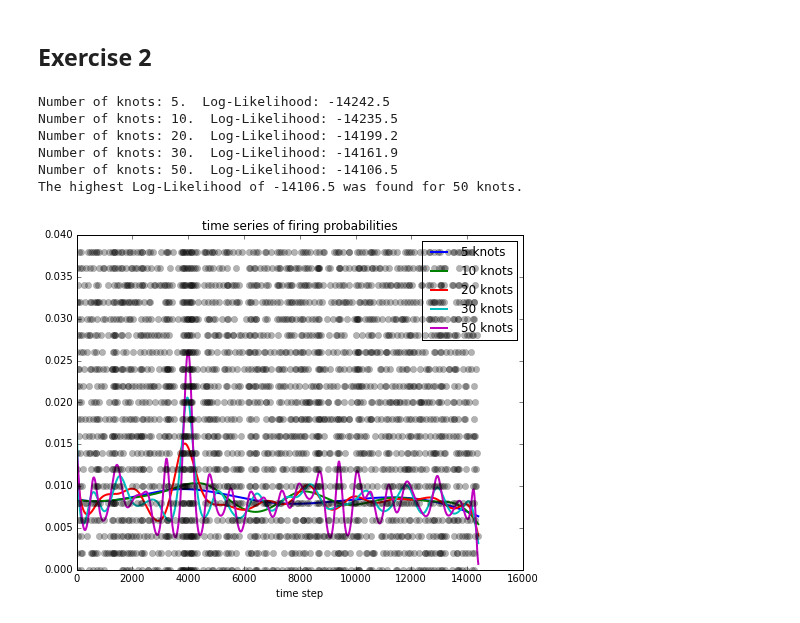
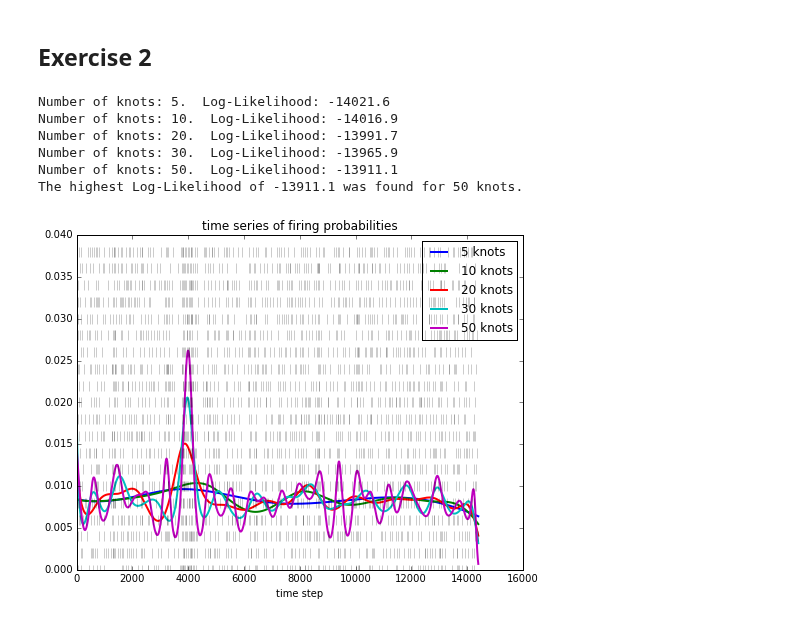
Before and after one commit to cknd/decoding, a Jupyter notebook: 02 [Solution] Part 2 - GLM.ipynb, the cells around one changed output. Drawn from its saved outputs; the diff is of its cells as text; code cells hidden in the pictures.

Commit message:
crossvalidation fixed + part 2 plot marker changed to |

```diff
--- a/02 [Solution] Part 2 - GLM.ipynb
+++ b/02 [Solution] Part 2 - GLM.ipynb
@@ -162,39 +157,39 @@ chunks = all_spiketrains.reshape((5,-1))
 figure(figsize=(8,6))
 for num_knots in num_knots_candidates:
 #    ...
     knots = splines.augknt(np.linspace(0,T,num_knots),spline_order)              # solution
     spline_bases = np.array(splines.spcol(range(T),knots,spline_order))          # solution
     dm_train = np.tile(spline_bases,(4*N/5,1))                                   # solution
     dm_test  = np.tile(spline_bases,(N/5,1))                                     # solution
     # Calculate the joint log-likelihood of all test-sets                        # solution
     loglikelihood = 0                                                            # solution
     for i,data_test in enumerate(chunks):                                        # solution
         data_train = chunks[range(i) + range(i+1,5)]                             # solution
         model = sm.GLM(data_train.ravel(),dm_train,family=sm.families.Binomial())# solution
         fitted_model = model.fit()                                               # solution
         prediction = fitted_model.predict(dm_test)                               # solution
-        loglikelihood += ll(prediction,test)                                     # solution
+        loglikelihood += ll(prediction,data_test)                                # solution
         # Plot the resulting prediction for the first trial                      # solution
         if i==0:                                                                 # solution
             plot(prediction[:T],linewidth=2)                                     # solution
     # Update the current best number of knots                                    # solution
     if loglikelihood > best_loglikelihood:                                       # solution
         best_loglikelihood = loglikelihood                                       # solution
         best_num_knots = num_knots                                               # solution
     print "Number of knots: %d.  Log-Likelihood: %g" % (num_knots, loglikelihood)# solution
 
 
 print "The highest Log-Likelihood of %g was found for %d knots." % (best_loglikelihood, best_num_knots)
-plot(spike_t, spike_y, "ko", alpha=0.3)
+plot(spike_t, spike_y, "k|", alpha=0.4, ms=10)
 legend(map(lambda n: "%d knots" % n, num_knots_candidates))
 ylim([0,0.04])
 title('time series of firing probabilities')
 xlabel('time step');
 # %% [output]
-Number of knots: 5.  Log-Likelihood: -14242.5
-Number of knots: 10.  Log-Likelihood: -14235.5
-Number of knots: 20.  Log-Likelihood: -14199.2
-Number of knots: 30.  Log-Likelihood: -14161.9
-Number of knots: 50.  Log-Likelihood: -14106.5
-The highest Log-Likelihood of -14106.5 was found for 50 knots.
+Number of knots: 5.  Log-Likelihood: -14021.6
+Number of knots: 10.  Log-Likelihood: -14016.9
+Number of knots: 20.  Log-Likelihood: -13991.7
+Number of knots: 30.  Log-Likelihood: -13965.9
+Number of knots: 50.  Log-Likelihood: -13911.1
+The highest Log-Likelihood of -13911.1 was found for 50 knots.
-[figure, old version]
+[figure, new version]
```
Also changed, not shown: parts of 1 cell of this notebook.
